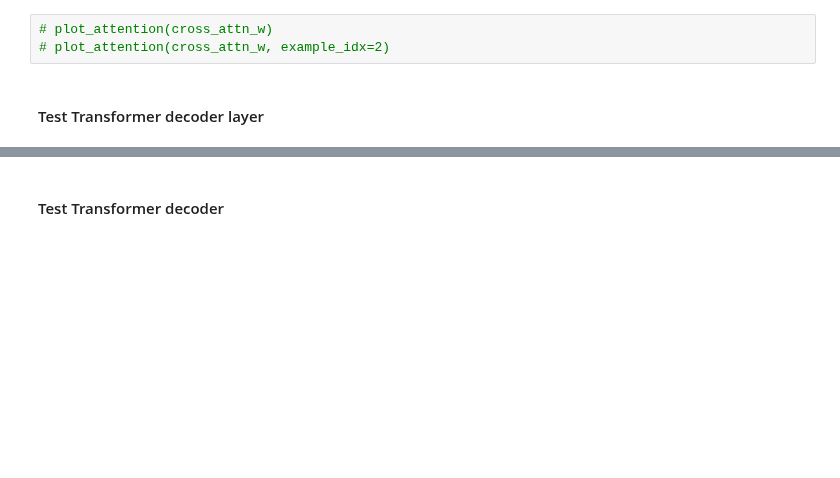
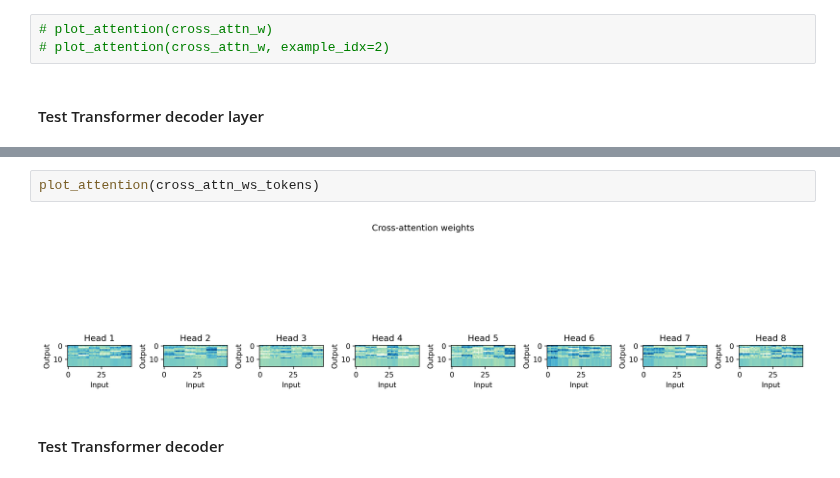
Before and after one commit to dric2018/smf_be, a Jupyter notebook: notebooks/Model.ipynb, the cells around one changed output, grey strips where cells are left out. Drawn from its saved outputs; the diff is of its cells as text; blank space fills up the shorter version.

```diff
--- a/notebooks/Model.ipynb
+++ b/notebooks/Model.ipynb
@@ -452,3 +520,7 @@ Wall time: 1.33 ms
+# %%
+plot_attention(cross_attn_ws_tokens)
+# %% [output]
+[figure, added]
 # %% [markdown]
 #### Test Transformer decoder
 # %%
```
Also changed, not shown: parts of 52 cells of this notebook, 11 other files.
